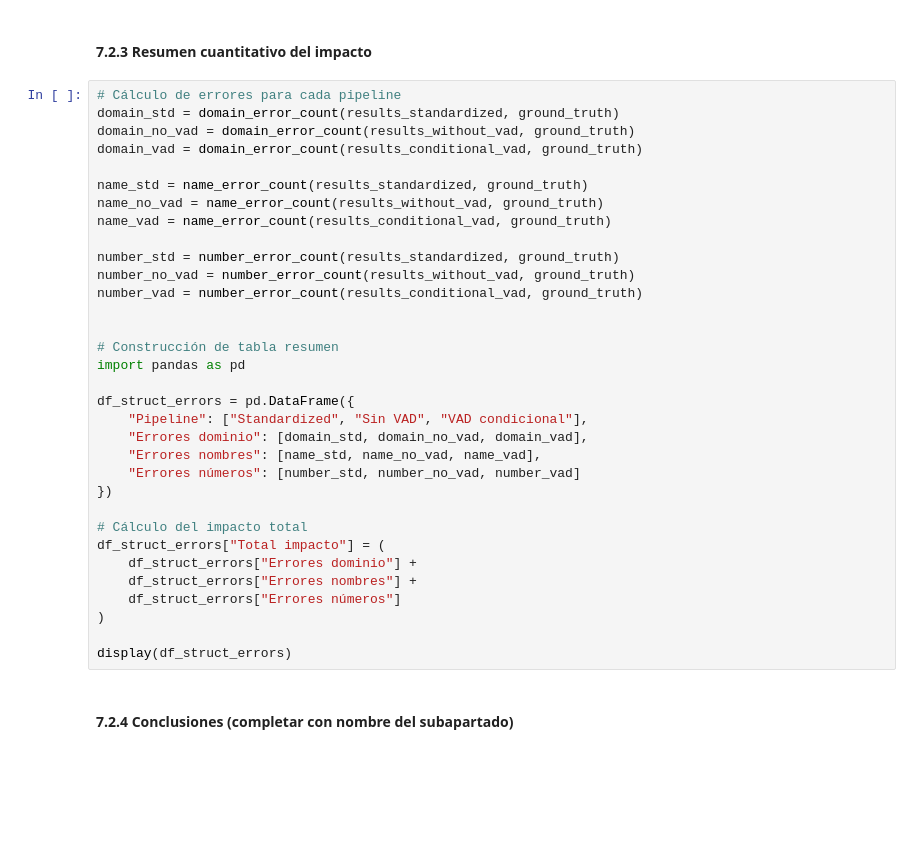
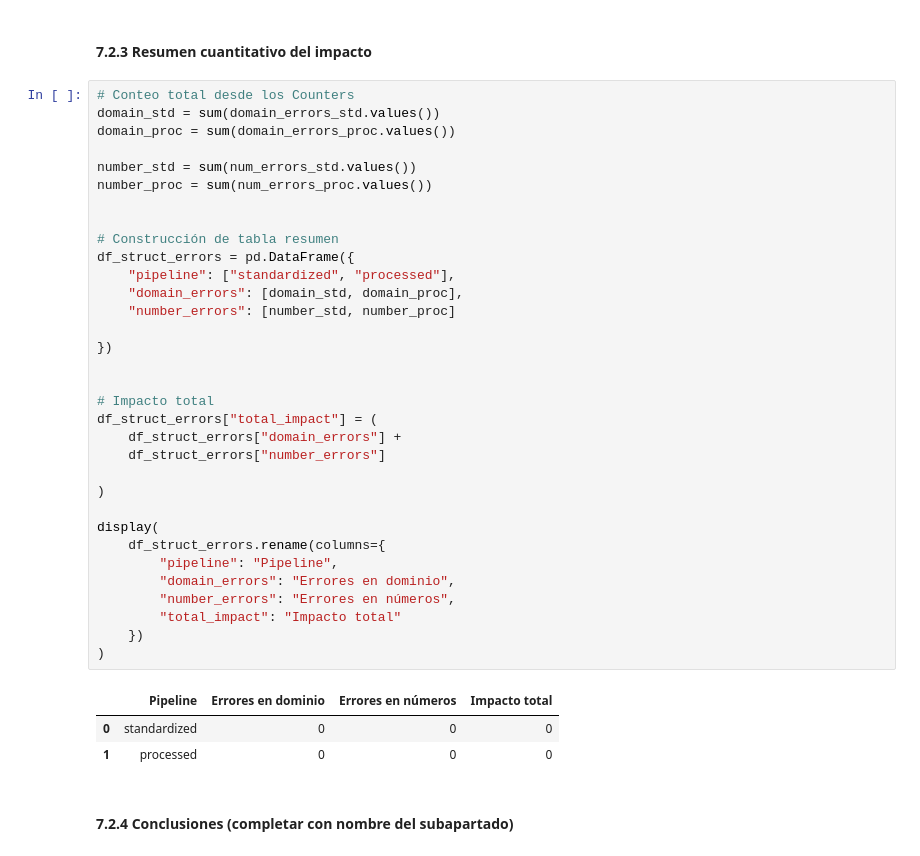
Before and after one commit to JMPinillos/agri-voice-ai, a Jupyter notebook: notebooks/02_speech_to_text_asr/speech_to_text_asr.ipynb, the cells around one changed output. Saved outputs shown, nothing was run; the diff lists cells and outputs as text; blank space fills up the shorter version.

```diff
--- a/notebooks/02_speech_to_text_asr/speech_to_text_asr.ipynb
+++ b/notebooks/02_speech_to_text_asr/speech_to_text_asr.ipynb
@@ -1073,38 +1152,42 @@ def number_error_count(results, ground_truth):
 # %% [markdown]
 #### 7.2.3 Resumen cuantitativo del impacto
 # %%
-# Cálculo de errores para cada pipeline
-domain_std = domain_error_count(results_standardized, ground_truth)
-domain_no_vad = domain_error_count(results_without_vad, ground_truth)
-domain_vad = domain_error_count(results_conditional_vad, ground_truth)
+# Conteo total desde los Counters
+domain_std = sum(domain_errors_std.values())
+domain_proc = sum(domain_errors_proc.values())
 
-name_std = name_error_count(results_standardized, ground_truth)
-name_no_vad = name_error_count(results_without_vad, ground_truth)
-name_vad = name_error_count(results_conditional_vad, ground_truth)
-
-number_std = number_error_count(results_standardized, ground_truth)
-number_no_vad = number_error_count(results_without_vad, ground_truth)
-number_vad = number_error_count(results_conditional_vad, ground_truth)
+number_std = sum(num_errors_std.values())
+number_proc = sum(num_errors_proc.values())
 
 
 # Construcción de tabla resumen
-import pandas as pd
+df_struct_errors = pd.DataFrame({
+    "pipeline": ["standardized", "processed"],
+    "domain_errors": [domain_std, domain_proc],
+    "number_errors": [number_std, number_proc]
 
-df_struct_errors = pd.DataFrame({
-    "Pipeline": ["Standardized", "Sin VAD", "VAD condicional"],
-    "Errores dominio": [domain_std, domain_no_vad, domain_vad],
-    "Errores nombres": [name_std, name_no_vad, name_vad],
-    "Errores números": [number_std, number_no_vad, number_vad]
 })
 
-# Cálculo del impacto total
-df_struct_errors["Total impacto"] = (
-    df_struct_errors["Errores dominio"] +
-    df_struct_errors["Errores nombres"] +
-    df_struct_errors["Errores números"]
+
+# Impacto total
+df_struct_errors["total_impact"] = (
+    df_struct_errors["domain_errors"] +
+    df_struct_errors["number_errors"]
+
 )
 
-display(df_struct_errors)
+display(
+    df_struct_errors.rename(columns={
+        "pipeline": "Pipeline",
+        "domain_errors": "Errores en dominio",
+        "number_errors": "Errores en números",
+        "total_impact": "Impacto total"
+    })
+)
+# %% [output]
+|  | Pipeline | Errores en dominio | Errores en números | Impacto total |
+| 0 | standardized | 0 | 0 | 0 |
+| 1 | processed | 0 | 0 | 0 |
 # %% [markdown]
 #### 7.2.4 Conclusiones (completar con nombre del subapartado)
 # %% [markdown]
```
Also changed, not shown: parts of 20 cells of this notebook, 1 other file.
